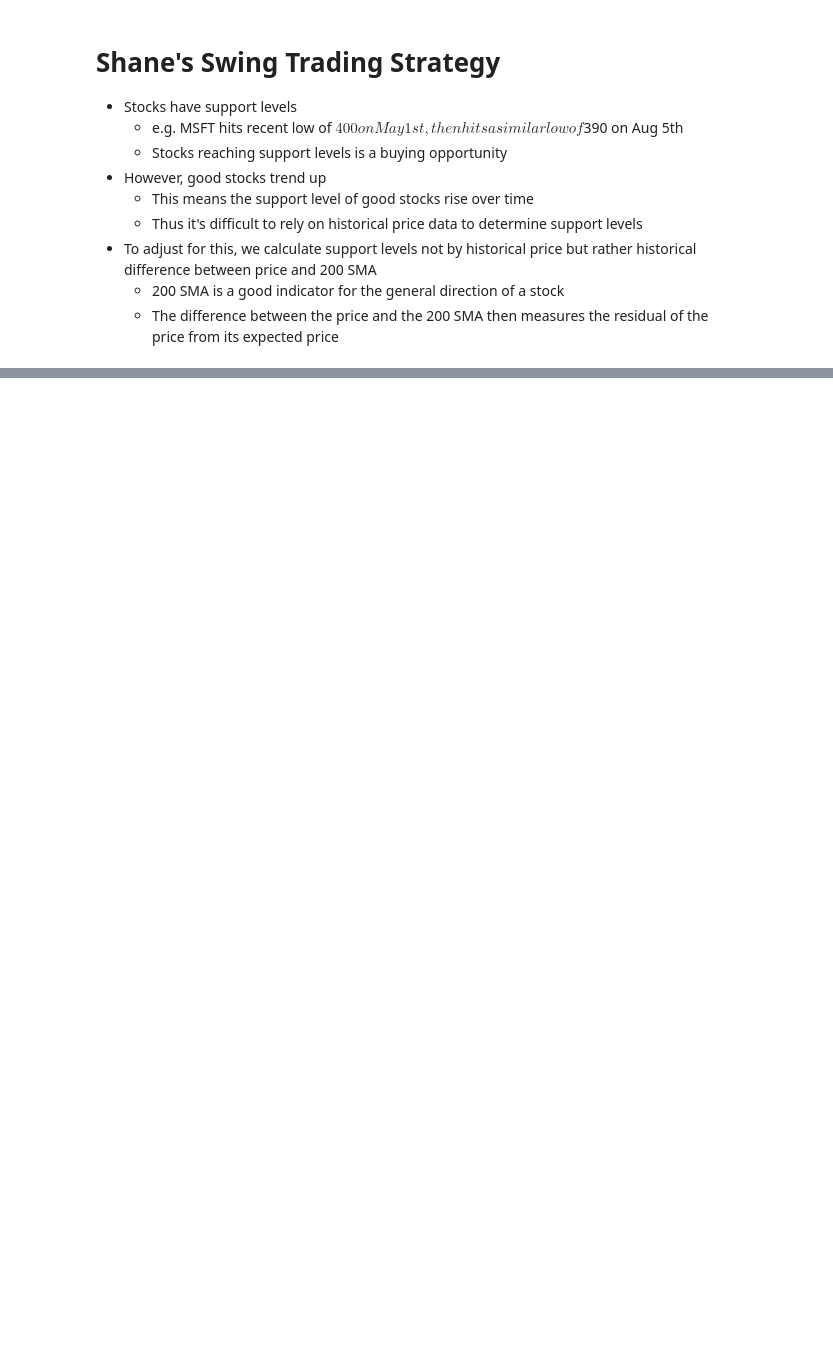
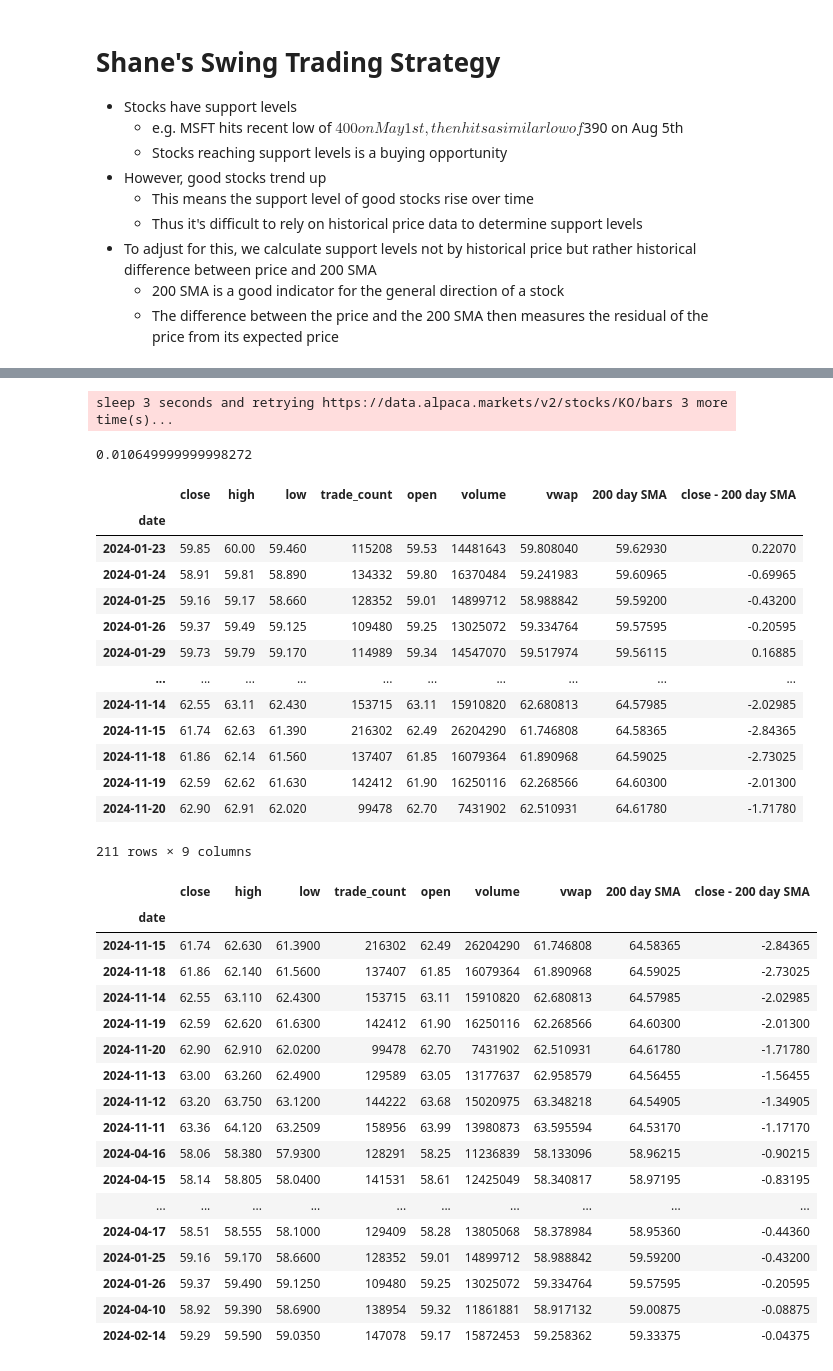
Before and after one commit to shanelee2027/TradingBot, a Jupyter notebook: test1.ipynb, the cells around one changed output, grey strips where cells are left out. Saved outputs shown, nothing was run; the diff lists cells and outputs as text; code cells hidden in the pictures; blank space fills up the shorter version.

```diff
--- a/test1.ipynb
+++ b/test1.ipynb
@@ -120,6 +227,42 @@ def get_troughs(bars, n_troughs, radius):
 # %%
-bars = bars_last_n_weeks('META', 85)
+ticker = 'KO'
+bars = bars_last_n_weeks(ticker, 85)
 bars = add_SMA(bars, 200)
 print(SMA_slope(bars, 200))
 display(bars)
 bars.sort_values('close - 200 day SMA').head(20)
+# %% [output]
+sleep 3 seconds and retrying https://data.alpaca.markets/v2/stocks/KO/bars 3 more time(s)...
+0.010649999999998272
+|  | close | high | low | trade_count | open | volume | vwap | 200 day SMA | close - 200 day SMA |
+| date |  |  |  |  |  |  |  |  |  |
+| 2024-01-23 | 59.85 | 60.00 | 59.460 | 115208 | 59.53 | 14481643 | 59.808040 | 59.62930 | 0.22070 |
+| 2024-01-24 | 58.91 | 59.81 | 58.890 | 134332 | 59.80 | 16370484 | 59.241983 | 59.60965 | -0.69965 |
+| 2024-01-25 | 59.16 | 59.17 | 58.660 | 128352 | 59.01 | 14899712 | 58.988842 | 59.59200 | -0.43200 |
+| 2024-01-26 | 59.37 | 59.49 | 59.125 | 109480 | 59.25 | 13025072 | 59.334764 | 59.57595 | -0.20595 |
+| 2024-01-29 | 59.73 | 59.79 | 59.170 | 114989 | 59.34 | 14547070 | 59.517974 | 59.56115 | 0.16885 |
+| ... | ... | ... | ... | ... | ... | ... | ... | ... | ... |
+| 2024-11-14 | 62.55 | 63.11 | 62.430 | 153715 | 63.11 | 15910820 | 62.680813 | 64.57985 | -2.02985 |
+| 2024-11-15 | 61.74 | 62.63 | 61.390 | 216302 | 62.49 | 26204290 | 61.746808 | 64.58365 | -2.84365 |
+| 2024-11-18 | 61.86 | 62.14 | 61.560 | 137407 | 61.85 | 16079364 | 61.890968 | 64.59025 | -2.73025 |
+| 2024-11-19 | 62.59 | 62.62 | 61.630 | 142412 | 61.90 | 16250116 | 62.268566 | 64.60300 | -2.01300 |
+| 2024-11-20 | 62.90 | 62.91 | 62.020 | 99478 | 62.70 | 7431902 | 62.510931 | 64.61780 | -1.71780 |
+211 rows × 9 columns
+|  | close | high | low | trade_count | open | volume | vwap | 200 day SMA | close - 200 day SMA |
+| date |  |  |  |  |  |  |  |  |  |
+| 2024-11-15 | 61.74 | 62.630 | 61.3900 | 216302 | 62.49 | 26204290 | 61.746808 | 64.58365 | -2.84365 |
+| 2024-11-18 | 61.86 | 62.140 | 61.5600 | 137407 | 61.85 | 16079364 | 61.890968 | 64.59025 | -2.73025 |
+| 2024-11-14 | 62.55 | 63.110 | 62.4300 | 153715 | 63.11 | 15910820 | 62.680813 | 64.57985 | -2.02985 |
+| 2024-11-19 | 62.59 | 62.620 | 61.6300 | 142412 | 61.90 | 16250116 | 62.268566 | 64.60300 | -2.01300 |
+| 2024-11-20 | 62.90 | 62.910 | 62.0200 | 99478 | 62.70 | 7431902 | 62.510931 | 64.61780 | -1.71780 |
+| 2024-11-13 | 63.00 | 63.260 | 62.4900 | 129589 | 63.05 | 13177637 | 62.958579 | 64.56455 | -1.56455 |
+| 2024-11-12 | 63.20 | 63.750 | 63.1200 | 144222 | 63.68 | 15020975 | 63.348218 | 64.54905 | -1.34905 |
+| 2024-11-11 | 63.36 | 64.120 | 63.2509 | 158956 | 63.99 | 13980873 | 63.595594 | 64.53170 | -1.17170 |
+| 2024-04-16 | 58.06 | 58.380 | 57.9300 | 128291 | 58.25 | 11236839 | 58.133096 | 58.96215 | -0.90215 |
+| 2024-04-15 | 58.14 | 58.805 | 58.0400 | 141531 | 58.61 | 12425049 | 58.340817 | 58.97195 | -0.83195 |
+| ... | ... | ... | ... | ... | ... | ... | ... | ... | ... |
+| 2024-04-17 | 58.51 | 58.555 | 58.1000 | 129409 | 58.28 | 13805068 | 58.378984 | 58.95360 | -0.44360 |
+| 2024-01-25 | 59.16 | 59.170 | 58.6600 | 128352 | 59.01 | 14899712 | 58.988842 | 59.59200 | -0.43200 |
+| 2024-01-26 | 59.37 | 59.490 | 59.1250 | 109480 | 59.25 | 13025072 | 59.334764 | 59.57595 | -0.20595 |
+| 2024-04-10 | 58.92 | 59.390 | 58.6900 | 138954 | 59.32 | 11861881 | 58.917132 | 59.00875 | -0.08875 |
+| 2024-02-14 | 59.29 | 59.590 | 59.0350 | 147078 | 59.17 | 15872453 | 59.258362 | 59.33375 | -0.04375 |
```
Also changed, not shown: parts of 13 cells of this notebook, 1 other file.
